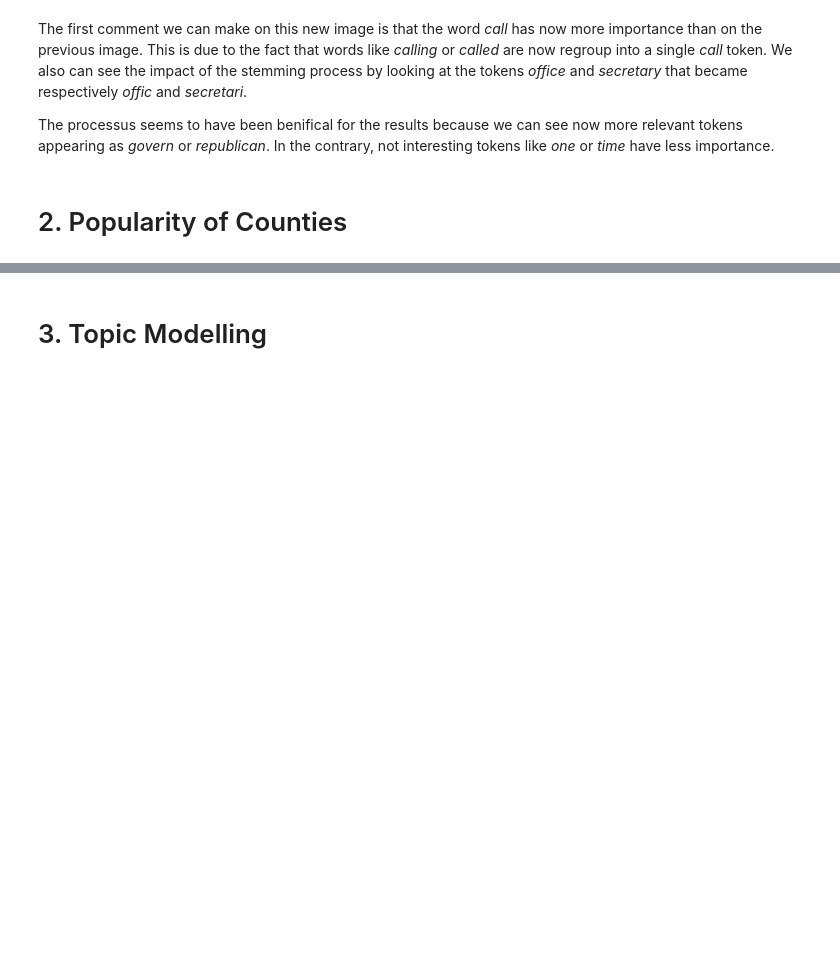
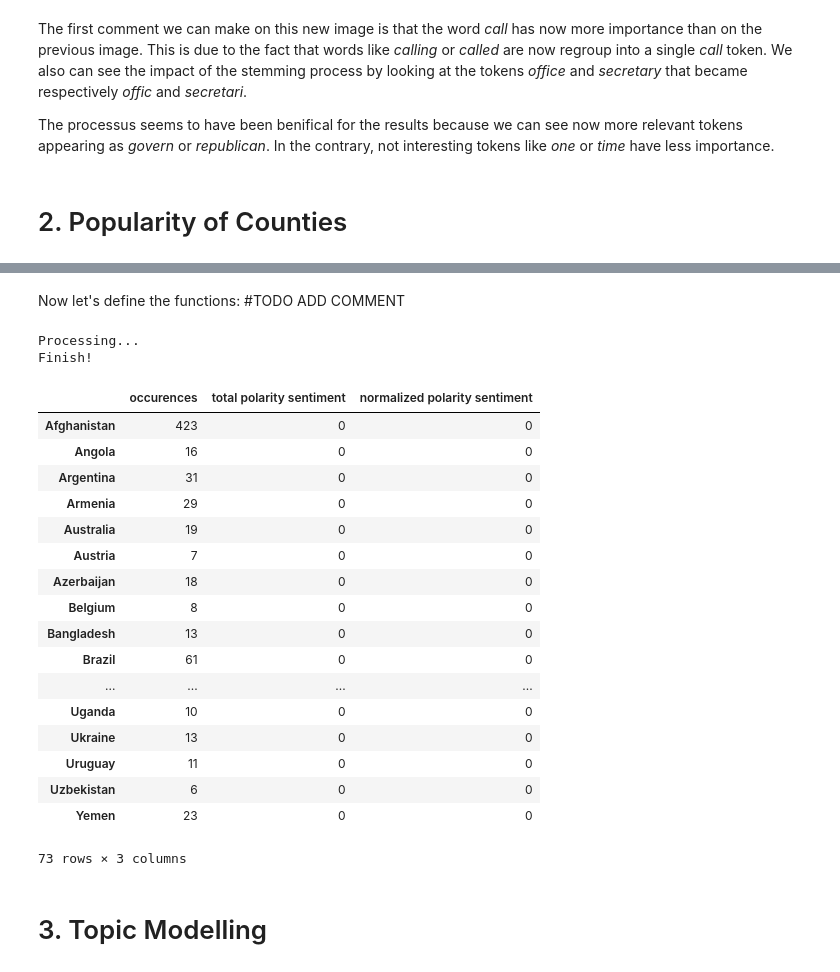
Before and after one commit to Rivollet/ADAHomework, a Jupyter notebook: 05 - Taming Text/Taming Text Notebook.ipynb, the cells around one changed output, grey strips where cells are left out. Drawn from its saved outputs; the diff is of its cells as text; code cells hidden in the pictures; blank space fills up the shorter version.

```diff
--- a/05 - Taming Text/Taming Text Notebook.ipynb
+++ b/05 - Taming Text/Taming Text Notebook.ipynb
@@ -234,0 +283,59 @@ The processus seems to have been benifical for the results because we can see no
+# %% [markdown]
+Now let's define the functions:
+#TODO ADD COMMENT
+# %%
+def initialize_dataFrame_countries():
+    df = pd.DataFrame(index=countries_names,
+                      columns=['occurences',
+                               'total polarity sentiment',
+                               'normalized polarity sentiment'])
+    df.fillna(0, inplace=True)
+    return df
+# %%
+def find_country_in_tokens(country, dataFrame, tokens):
+    for token in tokens:
+        if(token == country.name.lower()
+           or token == country.alpha_2
+           or token == country.alpha_3):
+            dataFrame.set_value(country.name, 'occurences', dataFrame.get_value(country.name, 'occurences') + 1)
+    return
+# %%
+def initialize_and_fill_dataFrame_countries(tokens):
+    df = initialize_dataFrame_countries()
+
+    print('Processing...')
+
+    for country in countries:
+        find_country_in_tokens(country, df, tokens)
+
+    df = df[df['occurences'] != 0]
+
+    print('Finished!')
+    return df
+# %%
+df_countries = initialize_and_fill_dataFrame_countries(tokens_lemmatized)
+# %% [output]
+Processing...
+Finish!
+# %%
+df_countries = df_countries[df_countries['occurences'] > 4]
+df_countries
+# %% [output]
+|  | occurences | total polarity sentiment | normalized polarity sentiment |
+| Afghanistan | 423 | 0 | 0 |
+| Angola | 16 | 0 | 0 |
+| Argentina | 31 | 0 | 0 |
+| Armenia | 29 | 0 | 0 |
+| Australia | 19 | 0 | 0 |
+| Austria | 7 | 0 | 0 |
+| Azerbaijan | 18 | 0 | 0 |
+| Belgium | 8 | 0 | 0 |
+| Bangladesh | 13 | 0 | 0 |
+| Brazil | 61 | 0 | 0 |
+| ... | ... | ... | ... |
+| Uganda | 10 | 0 | 0 |
+| Ukraine | 13 | 0 | 0 |
+| Uruguay | 11 | 0 | 0 |
+| Uzbekistan | 6 | 0 | 0 |
+| Yemen | 23 | 0 | 0 |
+73 rows × 3 columns
```
Also changed, not shown: parts of 23 cells of this notebook.
